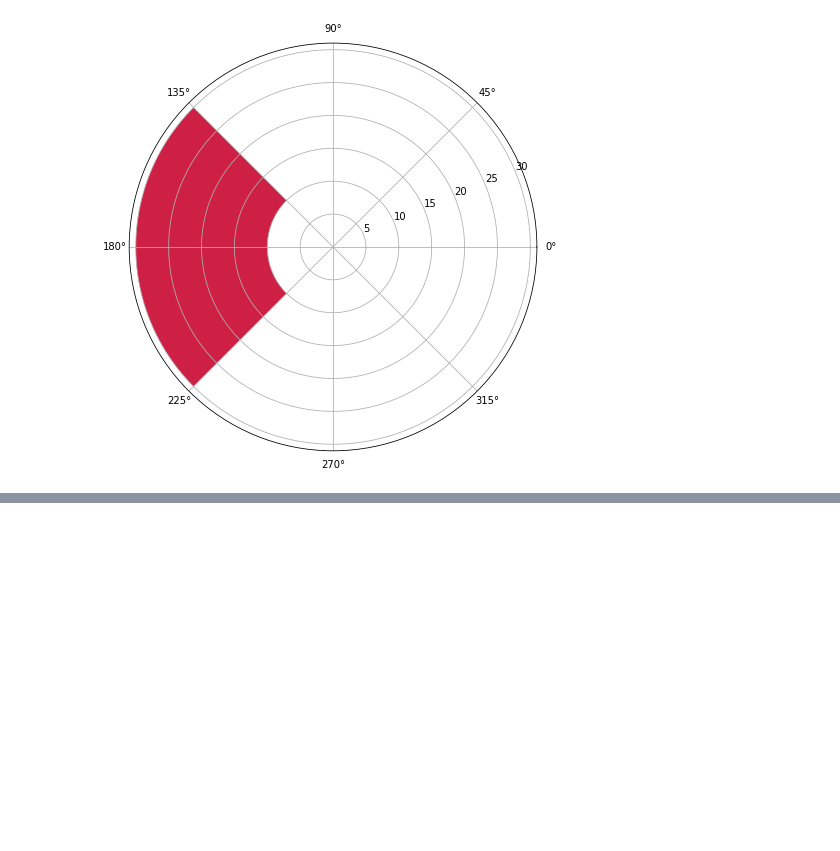
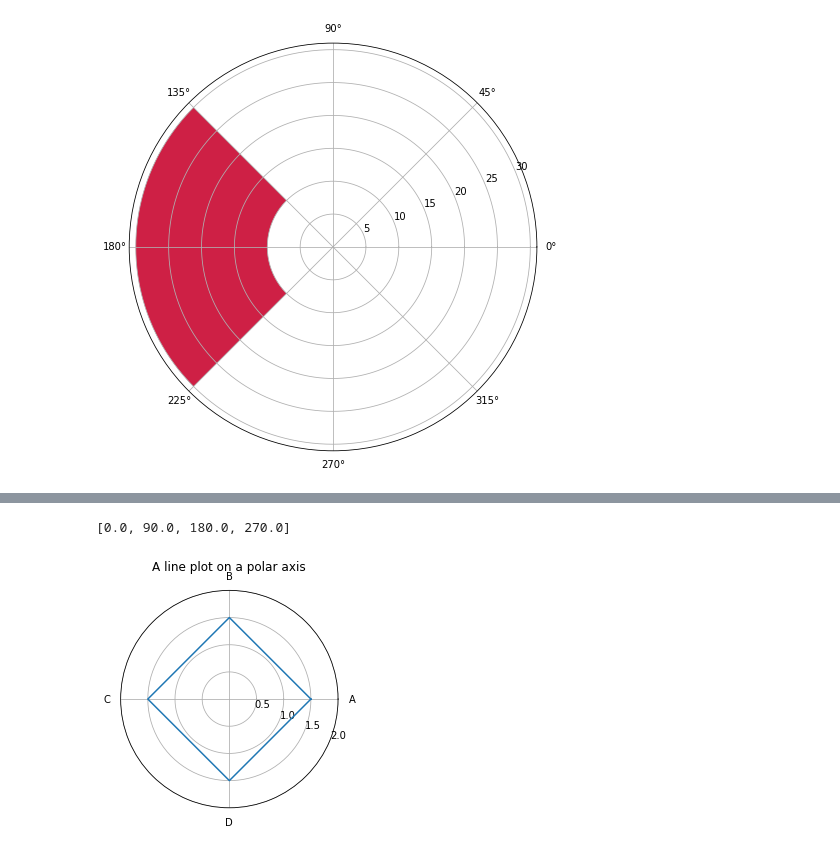
Before and after one commit to chandlersong/pythonstudy, a Jupyter notebook: matplotlibStudy/polarDemos.ipynb, the cells around one changed output, grey strips where cells are left out. Drawn from its saved outputs; the diff is of its cells as text; code cells hidden in the pictures; blank space fills up the shorter version.

```diff
--- a/matplotlibStudy/polarDemos.ipynb
+++ b/matplotlibStudy/polarDemos.ipynb
@@ -36,0 +42,18 @@ plt.show()
+# %%
+fig, ax = plt.subplots(subplot_kw={'projection': 'polar'})
+r = [1.5, 1.5, 1.5, 1.5, 1.5]
+theta = [0, 0.5 * np.pi, np.pi, 1.5 * np.pi, 2 * np.pi]
+
+ax.plot(theta, r)
+ax.set_rmax(2)
+ax.set_rticks([0.5, 1, 1.5, 2])  # Less radial ticks
+ax.set_rlabel_position(-22.5)  # Move radial labels away from plotted line
+ax.grid(True)
+angles = [x * 180 / np.pi for x in theta[:4]]
+print(angles)
+ax.set_thetagrids(angles, ["A", "B", "C", "D"])
+ax.set_title("A line plot on a polar axis", va='bottom')
+plt.show()
+# %% [output]
+[0.0, 90.0, 180.0, 270.0]
+[figure, added]
```
Also changed, not shown: parts of 1 cell of this notebook.
